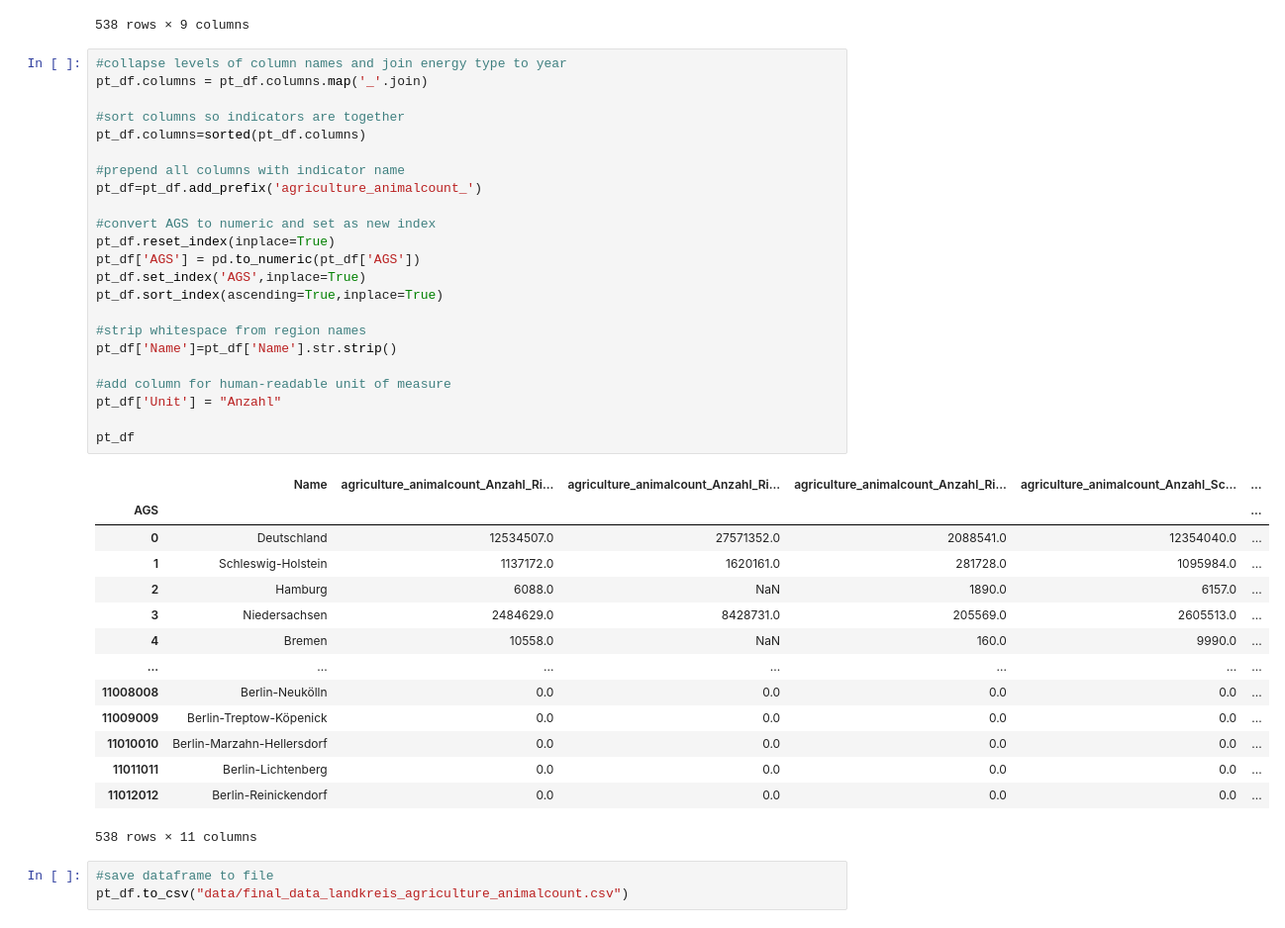
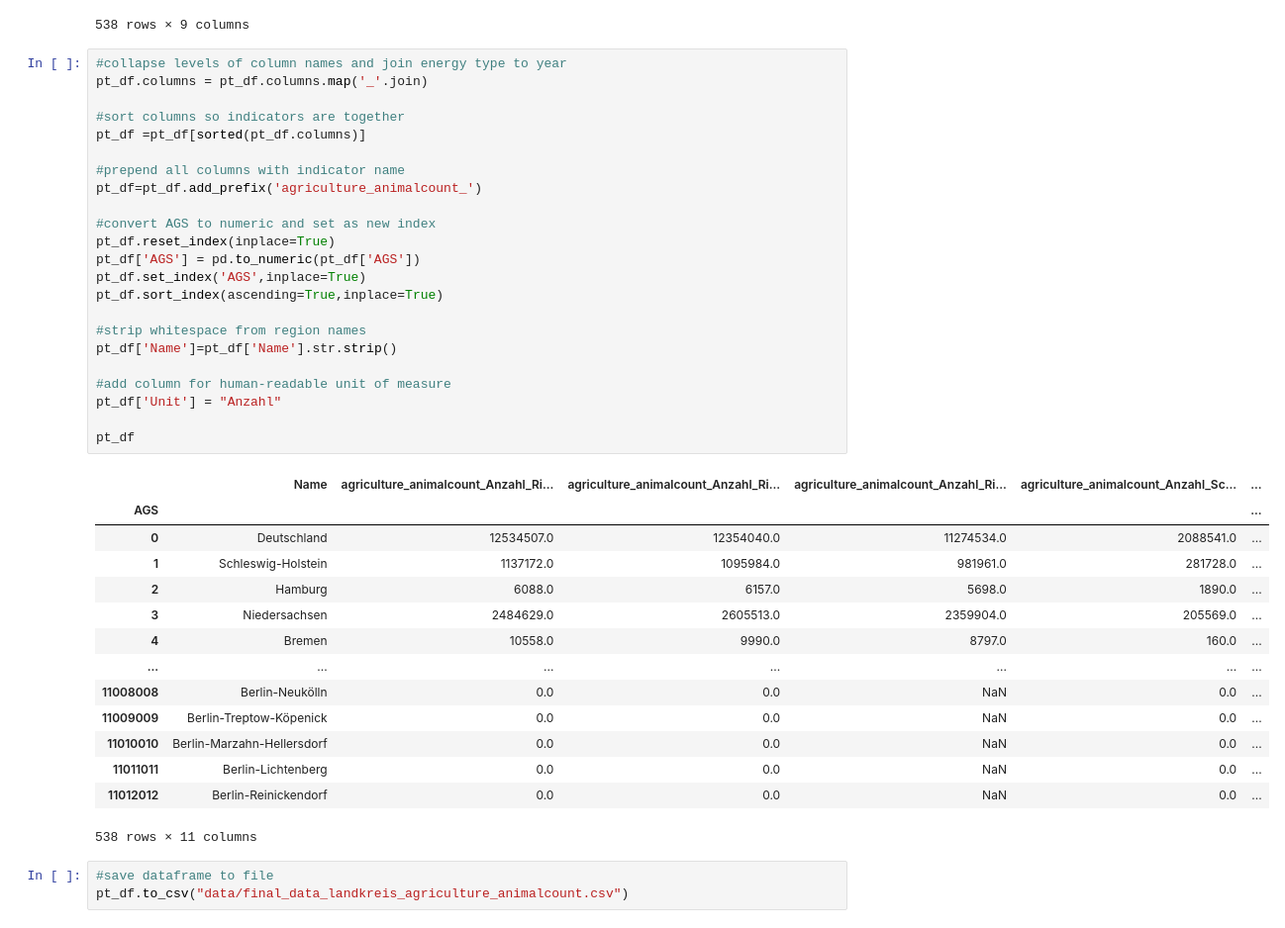
Before and after one commit to uclab-potsdam/klimataz, a Jupyter notebook: data/agriculture/final_data_agriculture_landkreis.ipynb, the cells around one changed output. Shown at 99% size. Cells and saved outputs as stored; diff of their text form.

Commit message:
fix column sorting error in agriculture data

```diff
--- a/data/agriculture/final_data_agriculture_landkreis.ipynb
+++ b/data/agriculture/final_data_agriculture_landkreis.ipynb
@@ -96,40 +96,40 @@ pt_df
 # %%
 #collapse levels of column names and join energy type to year
 pt_df.columns = pt_df.columns.map('_'.join)
 
 #sort columns so indicators are together
-pt_df.columns=sorted(pt_df.columns)
+pt_df =pt_df[sorted(pt_df.columns)]
 
 #prepend all columns with indicator name
 pt_df=pt_df.add_prefix('agriculture_animalcount_')
 
 #convert AGS to numeric and set as new index
 pt_df.reset_index(inplace=True)
 pt_df['AGS'] = pd.to_numeric(pt_df['AGS'])
 pt_df.set_index('AGS',inplace=True)
 pt_df.sort_index(ascending=True,inplace=True)
 
 #strip whitespace from region names
 pt_df['Name']=pt_df['Name'].str.strip()
 
 #add column for human-readable unit of measure
 pt_df['Unit'] = "Anzahl"
 
 pt_df
 # %% [output]
 |  | Name | agriculture_animalcount_Anzahl_Ri... | agriculture_animalcount_Anzahl_Ri... | agriculture_animalcount_Anzahl_Ri... | agriculture_animalcount_Anzahl_Sc... | ... |
 | AGS |  |  |  |  |  | ... |
-| 0 | Deutschland | 12534507.0 | 27571352.0 | 2088541.0 | 12354040.0 | ... |
-| 1 | Schleswig-Holstein | 1137172.0 | 1620161.0 | 281728.0 | 1095984.0 | ... |
-| 2 | Hamburg | 6088.0 | NaN | 1890.0 | 6157.0 | ... |
-| 3 | Niedersachsen | 2484629.0 | 8428731.0 | 205569.0 | 2605513.0 | ... |
-| 4 | Bremen | 10558.0 | NaN | 160.0 | 9990.0 | ... |
+| 0 | Deutschland | 12534507.0 | 12354040.0 | 11274534.0 | 2088541.0 | ... |
+| 1 | Schleswig-Holstein | 1137172.0 | 1095984.0 | 981961.0 | 281728.0 | ... |
+| 2 | Hamburg | 6088.0 | 6157.0 | 5698.0 | 1890.0 | ... |
+| 3 | Niedersachsen | 2484629.0 | 2605513.0 | 2359904.0 | 205569.0 | ... |
+| 4 | Bremen | 10558.0 | 9990.0 | 8797.0 | 160.0 | ... |
 | ... | ... | ... | ... | ... | ... | ... |
-| 11008008 | Berlin-Neukölln | 0.0 | 0.0 | 0.0 | 0.0 | ... |
-| 11009009 | Berlin-Treptow-Köpenick | 0.0 | 0.0 | 0.0 | 0.0 | ... |
-| 11010010 | Berlin-Marzahn-Hellersdorf | 0.0 | 0.0 | 0.0 | 0.0 | ... |
-| 11011011 | Berlin-Lichtenberg | 0.0 | 0.0 | 0.0 | 0.0 | ... |
-| 11012012 | Berlin-Reinickendorf | 0.0 | 0.0 | 0.0 | 0.0 | ... |
+| 11008008 | Berlin-Neukölln | 0.0 | 0.0 | NaN | 0.0 | ... |
+| 11009009 | Berlin-Treptow-Köpenick | 0.0 | 0.0 | NaN | 0.0 | ... |
+| 11010010 | Berlin-Marzahn-Hellersdorf | 0.0 | 0.0 | NaN | 0.0 | ... |
+| 11011011 | Berlin-Lichtenberg | 0.0 | 0.0 | NaN | 0.0 | ... |
+| 11012012 | Berlin-Reinickendorf | 0.0 | 0.0 | NaN | 0.0 | ... |
 538 rows × 11 columns
 # %%
 #save dataframe to file
```
Also changed, not shown: parts of 1 cell of this notebook, 1 other file.
